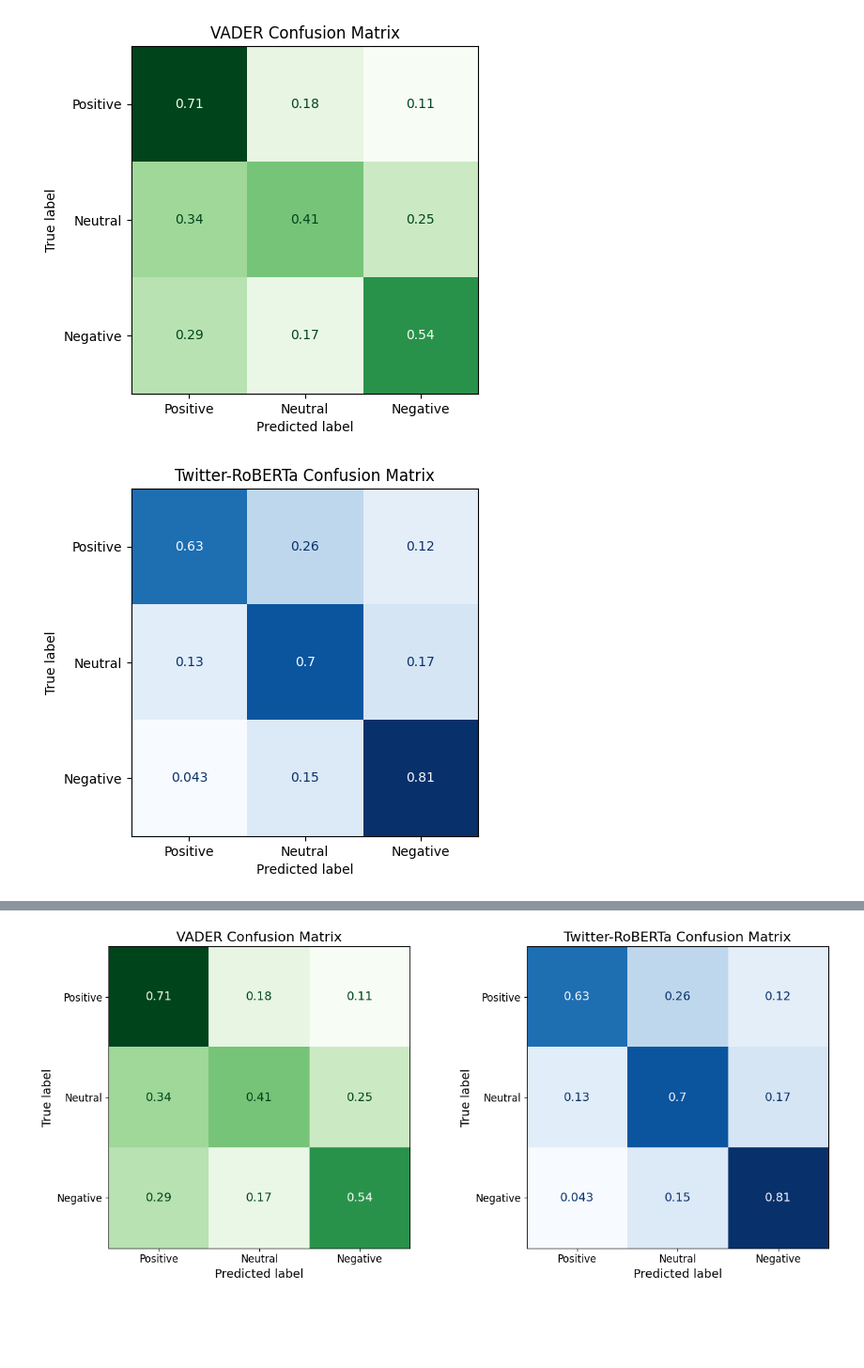
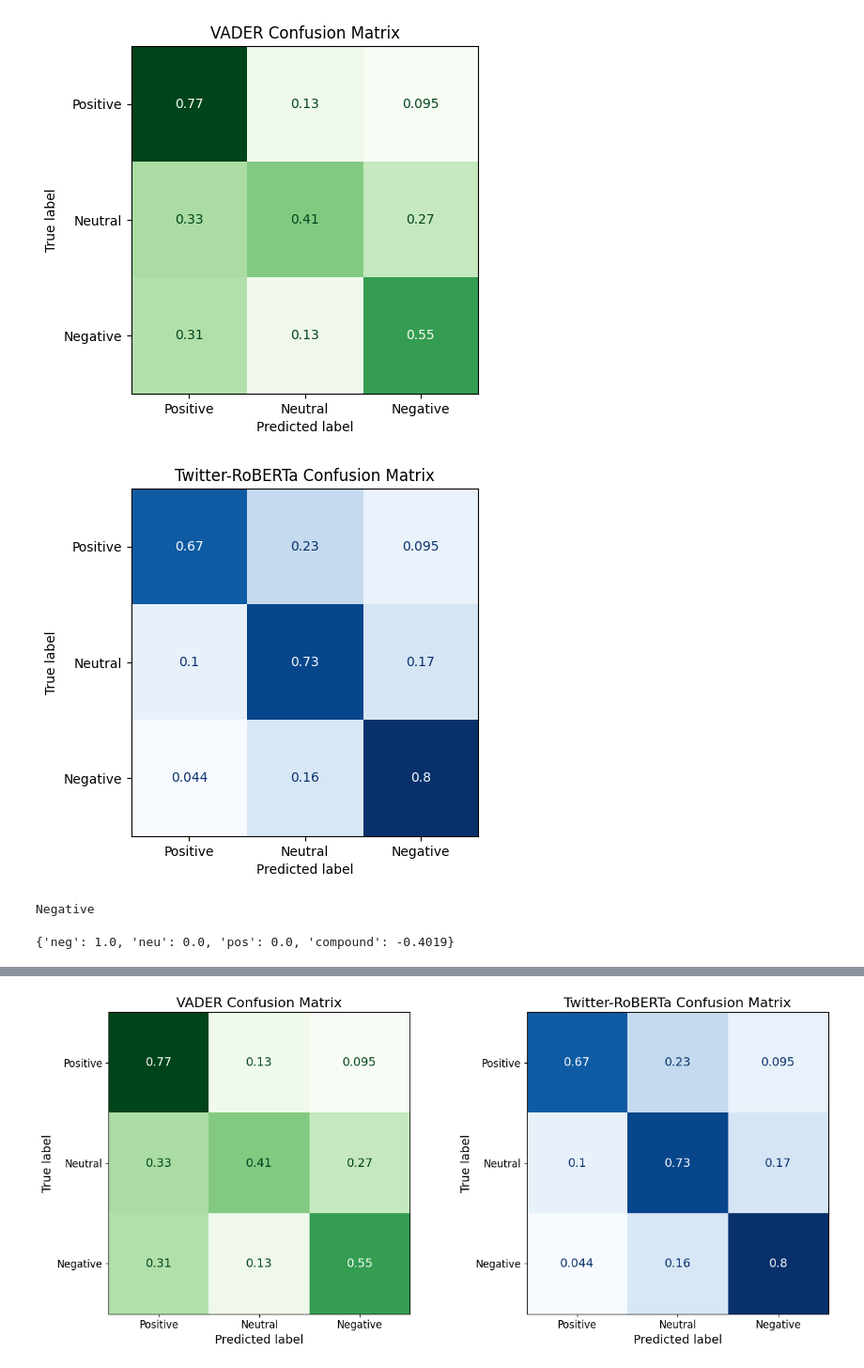
Before and after one commit to Miloverboy/Bluesky_Thesis_Milo, a Jupyter notebook: annotated_results.ipynb, the cells around one changed output, grey strips where cells are left out. Shown at 94% size. Cells and saved outputs as stored; diff of their text form; code cells hidden in the pictures; blank space fills up the shorter version.

```diff
--- a/annotated_results.ipynb
+++ b/annotated_results.ipynb
@@ -1 +1,12 @@
+# %%
+import json
+import pandas as pd
+from sklearn.metrics import cohen_kappa_score, confusion_matrix
+import numpy as np
+
+
+with open('annotated_posts_final.json', 'r', encoding='utf-8') as f:
+    annotations = json.load(f)
+
+annotations_df = pd.DataFrame(annotations)
 # %%
@@ -76,17 +64,17 @@ pipe = pipeline(
 def vader_prediction(text, vaderAnalyzer):
     sentiment = vaderAnalyzer.polarity_scores(text)
     compound = sentiment['compound']
-    if compound >= 0.09:
+    if compound >= 0.05:
         return "Positive"
-    elif compound <= -0.09:
+    elif compound <= -0.05:
         return "Negative"
     else:
         return "Neutral"
 
 vaderAnalyzer = SentimentIntensityAnalyzer()
 
-merged_annotation_df['vader_sentiment'] = merged_annotation_df['post_text'].apply(lambda x: vader_prediction(x, vaderAnalyzer))
-merged_annotation_df['roberta_sentiment'] = merged_annotation_df['post_text'].apply(lambda x: pipe(x)[0][0]['label'].capitalize())
+annotations_df['vader_sentiment'] = annotations_df['post_text'].apply(lambda x: vader_prediction(x, vaderAnalyzer))
+annotations_df['roberta_sentiment'] = annotations_df['post_text'].apply(lambda x: pipe(x)[0][0]['label'].capitalize())
 # %% [output]
 Warning: You are sending unauthenticated requests to the HF Hub. Please set a HF_TOKEN to enable higher rate limits and faster downloads.
 RobertaForSequenceClassification LOAD REPORT from: cardiffnlp/twitter-roberta-base-sentiment-latest
@@ -121,23 +126,30 @@ Notes:
 # %%
 import matplotlib.pyplot as plt
 from sklearn.metrics import ConfusionMatrixDisplay
 
-merged_annotation_df['annotation_final'] = merged_annotation_df['annotation_1']
+annotations_df['annotation_final'] = annotations_df['final_annotation']
 labels=['Positive', 'Neutral', 'Negative']
 
-CMv = confusion_matrix(merged_annotation_df['annotation_final'].tolist(), merged_annotation_df['vader_sentiment'].tolist(), labels = labels, normalize='true')
+CMv = confusion_matrix(annotations_df['annotation_final'].tolist(), annotations_df['vader_sentiment'].tolist(), labels = labels, normalize='true')
 
 display = ConfusionMatrixDisplay(confusion_matrix=CMv, display_labels=labels)
 display.plot(cmap=plt.cm.Greens, colorbar=False)
 display.ax_.set_title("VADER Confusion Matrix")
 plt.show()
 
-CMr = confusion_matrix(merged_annotation_df['annotation_final'].tolist(), merged_annotation_df['roberta_sentiment'].tolist(), labels = labels, normalize='true')
+CMr = confusion_matrix(annotations_df['annotation_final'].tolist(), annotations_df['roberta_sentiment'].tolist(), labels = labels, normalize='true')
 
 display = ConfusionMatrixDisplay(confusion_matrix=CMr, display_labels=labels)
 display.plot(cmap=plt.cm.Blues, colorbar=False)
 display.ax_.set_title("Twitter-RoBERTa Confusion Matrix")
 plt.show()
 # %% [output]
-[figure, old version]
+[figure, new version]
-[figure, old version]
+[figure, new version]
+# %%
+x = 'error'
+print(vader_prediction(x, vaderAnalyzer))
+vaderAnalyzer.polarity_scores(x)
+# %% [output]
+Negative
+{'neg': 1.0, 'neu': 0.0, 'pos': 0.0, 'compound': -0.4019}
```
Also changed, not shown: parts of 12 cells of this notebook.
